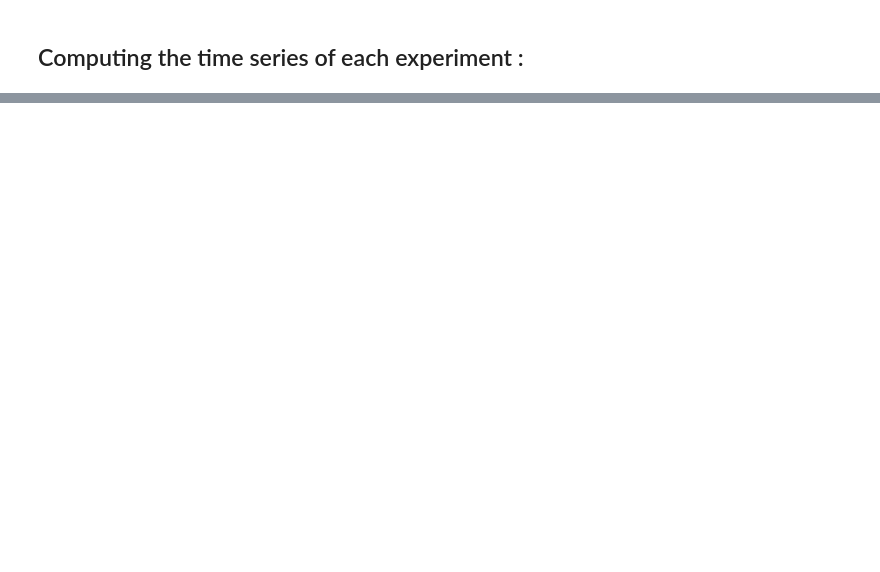
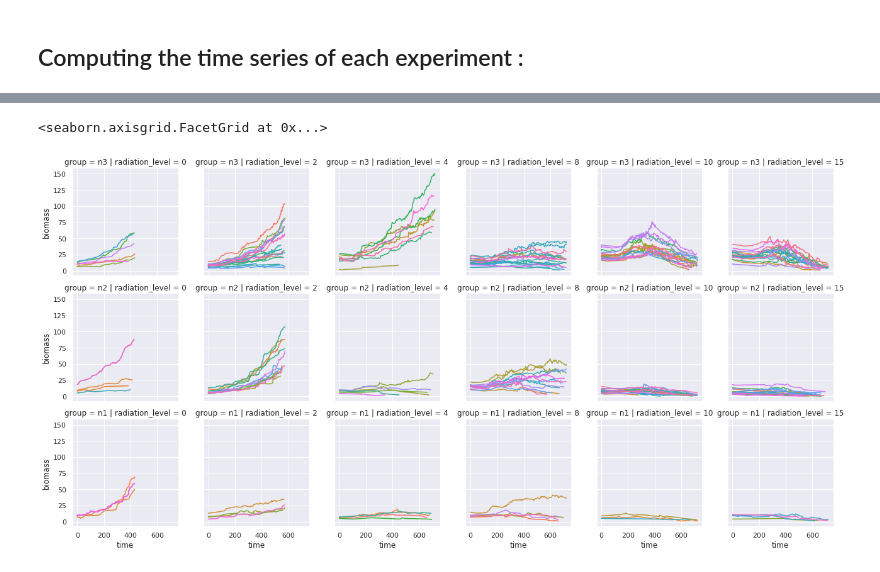
Before and after one commit to Valentin-Molina/ecn_radiobiology, a Jupyter notebook: notebook/time_series.ipynb, the cells around one changed output, grey strips where cells are left out. Drawn from its saved outputs; the diff is of its cells as text; code cells hidden in the pictures; blank space fills up the shorter version.

```diff
--- a/notebook/time_series.ipynb
+++ b/notebook/time_series.ipynb
@@ -127,0 +130,20 @@ time_series.head()
+# %%
+def time_series_to_seaborn(series):
+    seaborn_time_series = pd.DataFrame(columns =["radiation_level", "path", "code_file", "group", "time", "biomass"])
+    for i in series.index :
+        row = series.iloc[i]
+        for j in range(row.time.size):
+            seaborn_time_series = seaborn_time_series.append(
+                {"radiation_level" : row.radiation_level, "path" : row.path,
+                "code_file" : row.code_file, "group" : row.group,
+                "time" : row.time[j], "biomass" : row.time_series[j]}, ignore_index=True)
+    return seaborn_time_series
+
+to_graph = time_series_to_seaborn(time_series)
+# %%
+sns.set()
+g = sns.FacetGrid(to_graph, col="radiation_level", row="group", hue="code_file")
+g.map_dataframe(sns.lineplot, "time", "biomass")
+# %% [output]
+<seaborn.axisgrid.FacetGrid at 0x...>
+[figure, added]
```
Also changed, not shown: parts of 4 cells of this notebook, 1 other file.
